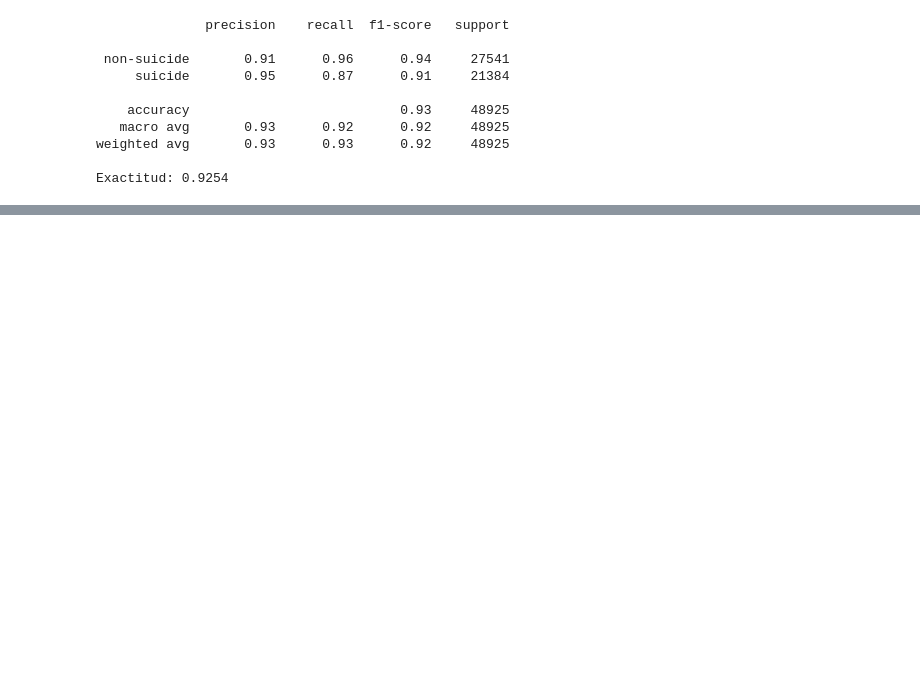
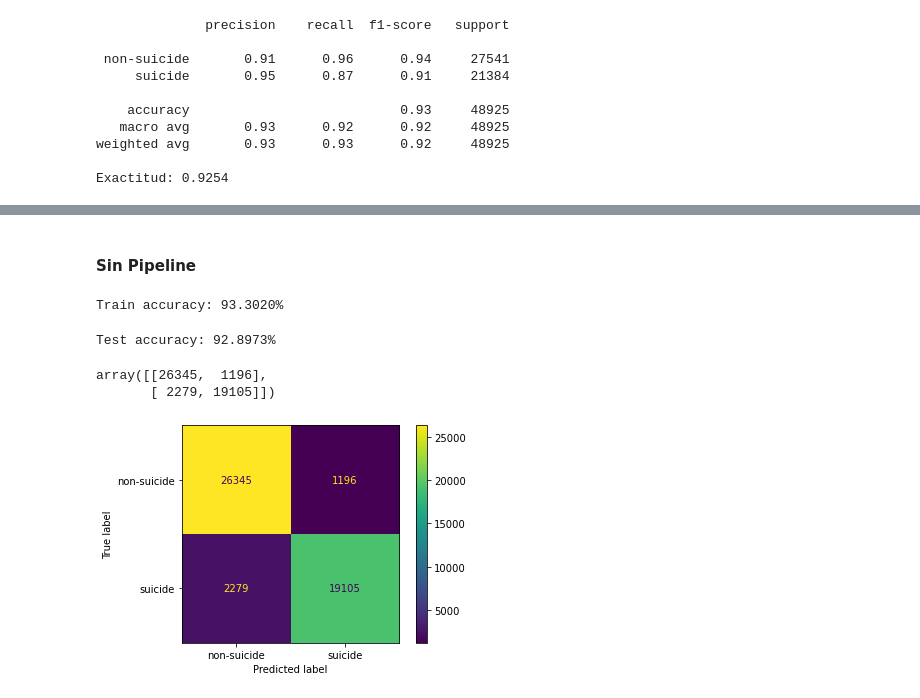
Before and after one commit to BI-G15/Proyecto1-2, a Jupyter notebook: Proyecto.ipynb, the cells around one changed output, grey strips where cells are left out. Cells and saved outputs as stored; diff of their text form; code cells hidden in the pictures; blank space fills up the shorter version.

```diff
--- a/Proyecto.ipynb
+++ b/Proyecto.ipynb
@@ -324,0 +395,5 @@ Exactitud: 0.9254
+# %%
+# Model building
+model = make_pipeline(TfidfVectorizer(tokenizer = tokenize, binary=True), MultinomialNB())
+# Training the model with the training data
+model.fit(train_text, train_labels)
@@ -324,0 +465,4 @@ Exactitud: 0.9254
+# %%
+text_clf = Pipeline([('vect', CountVectorizer(tokenizer = tokenize, binary=True)),('tfidf', TfidfTransformer()),('clf', SGDClassifier(loss='hinge', penalty='l2',alpha=1e-3, random_state=42,max_iter=5, tol=None)),])
+# %%
+text_clf.fit(train_text, train_labels)
@@ -324,0 +489,29 @@ Exactitud: 0.9254
+# %% [markdown]
+#### Sin Pipeline
+# %%
+classifier3 = SGDClassifier(loss='hinge', penalty='l2',alpha=1e-3, random_state=42,max_iter=5, tol=None)
+classifier3 = classifier3.fit(train_X, train_labels)
+# %%
+predicciones_train = classifier3.predict(train_X)
+accuracy = accuracy_score(train_labels, predicciones_train)
+print(f"Train accuracy: {accuracy:.4%}")
+# %% [output]
+Train accuracy: 93.3020%
+# %%
+predicciones_test = classifier3.predict(test_X)
+accuracy = accuracy_score(test_labels, predicciones_test)
+print(f"Test accuracy: {accuracy:.4%}")
+# %% [output]
+Test accuracy: 92.8973%
+# %%
+# Se genera la matriz de confusión
+confusion_matrix(test_labels, predicciones_test)
+# %% [output]
+array([[26345,  1196],
+       [ 2279, 19105]])
+# %%
+# Se puede visualizar la matriz de confusión
+plot_confusion_matrix(classifier3, test_X, test_labels)
+plt.show()
+# %% [output]
+[figure, added]
```
Also changed, not shown: parts of 42 cells of this notebook.
